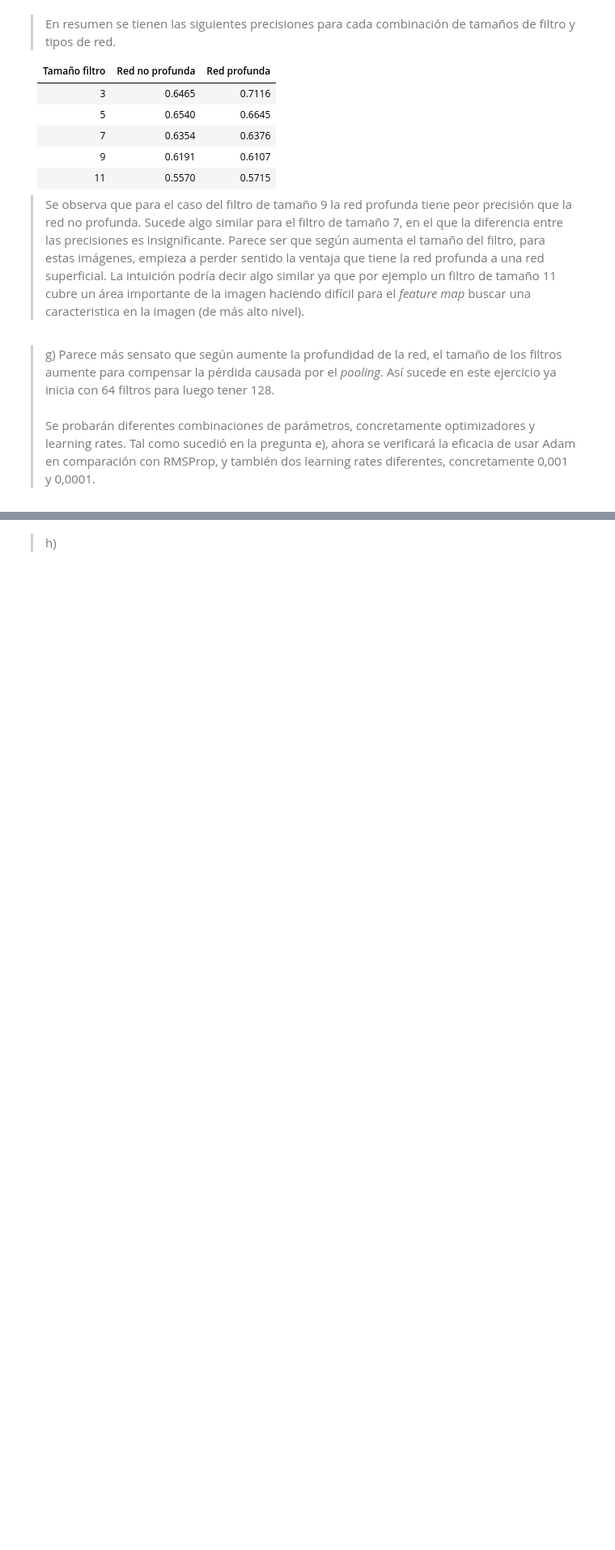
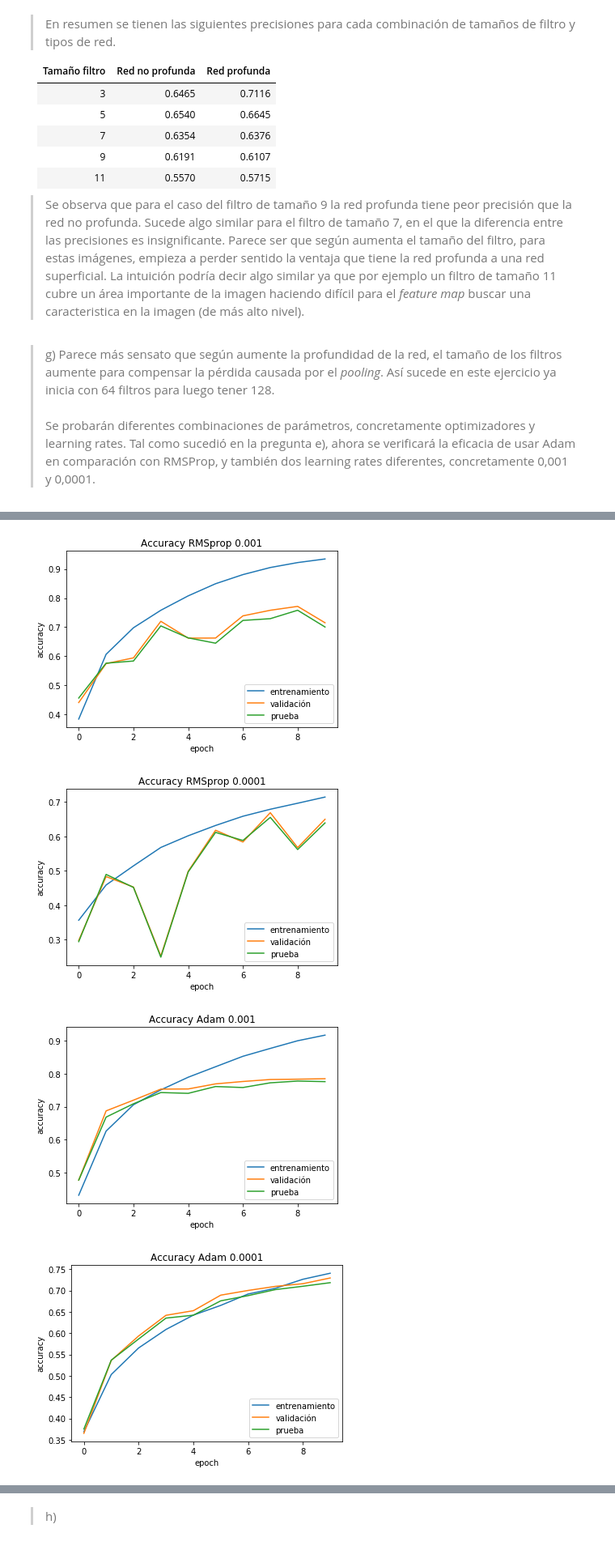
Before and after one commit to eduborgono/RedesNeuronales, a Jupyter notebook: Tarea 1/Pregunta 3.ipynb, the cells around one changed output, grey strips where cells are left out. Shown at 81% size. Cells and saved outputs as stored; diff of their text form; code cells hidden in the pictures; blank space fills up the shorter version.

```diff
--- a/Tarea 1/Pregunta 3.ipynb
+++ b/Tarea 1/Pregunta 3.ipynb
@@ -707,7 +707,7 @@ def hiperparametros_g(optimizadores, learning_rates, decaimiento):
             display(Markdown("##### optimizador: " + optimizador.__name__ + ", learning rate: " + str(learning_rate)))
             modelo = generar_modelo_g()
             modelo.compile(optimizer=optimizador(lr=learning_rate, decay=decaimiento),loss='categorical_crossentropy', metrics=['accuracy'])
-            hist = modelo.fit(x_train, y_train,batch_size=32,epochs=25, validation_split=1/12, shuffle=True,
+            hist = modelo.fit(x_train, y_train,batch_size=128,epochs=10, validation_split=1/12, shuffle=True,
                      callbacks=[TestLossAcc(x_test, y_test)])
             (loss, acc) = modelo.evaluate(x_test, y_test)
             resultados[optimizador.__name__].append({'lr':learning_rate, 'hist':hist, 'loss':loss, 'acc':acc})
@@ -725,0 +791,18 @@ Epoch 1/25
+# %%
+for opt in resultado_g:
+    for e in resultado_g[opt]:
+        plt.plot(e['hist'].history['acc'])
+        plt.plot(e['hist'].history['val_acc'])
+        plt.plot(e['hist'].history['test_acc'])
+        plt.title('Accuracy '+opt+" "+str(e['lr']))
+        plt.ylabel('accuracy')
+        plt.xlabel('epoch')
+        plt.legend(['entrenamiento', 'validación', 'prueba'], loc='lower right')
+        plt.show()
+#graficos_e(hist, loss, acc)
+#mapa_calor(model)
+# %% [output]
+[figure, added]
+[figure, added]
+[figure, added]
+[figure, added]
```
Also changed, not shown: parts of 9 cells of this notebook.
